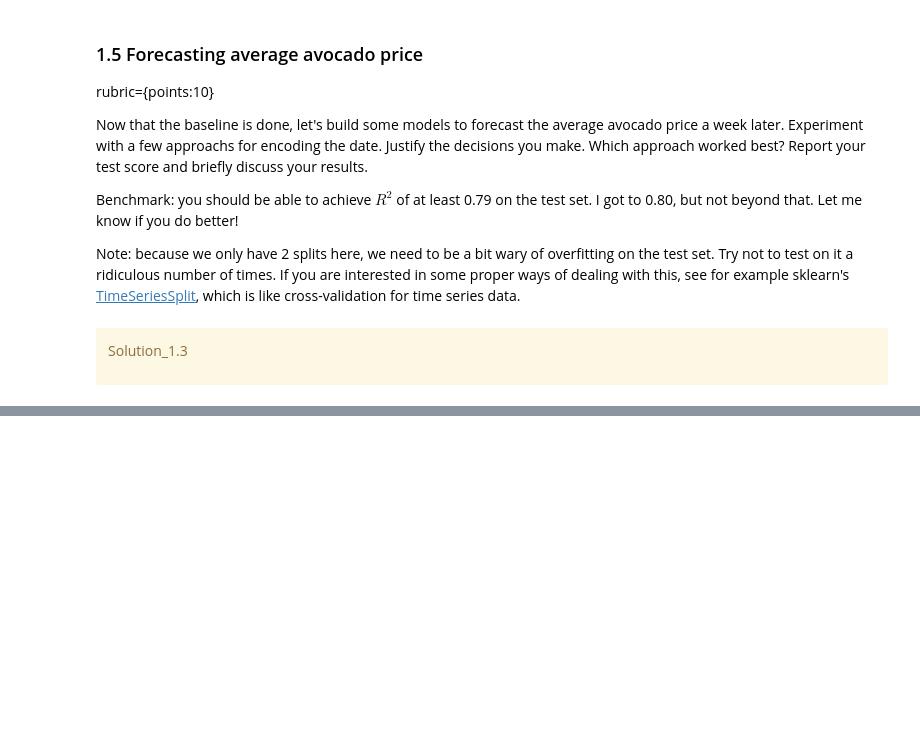
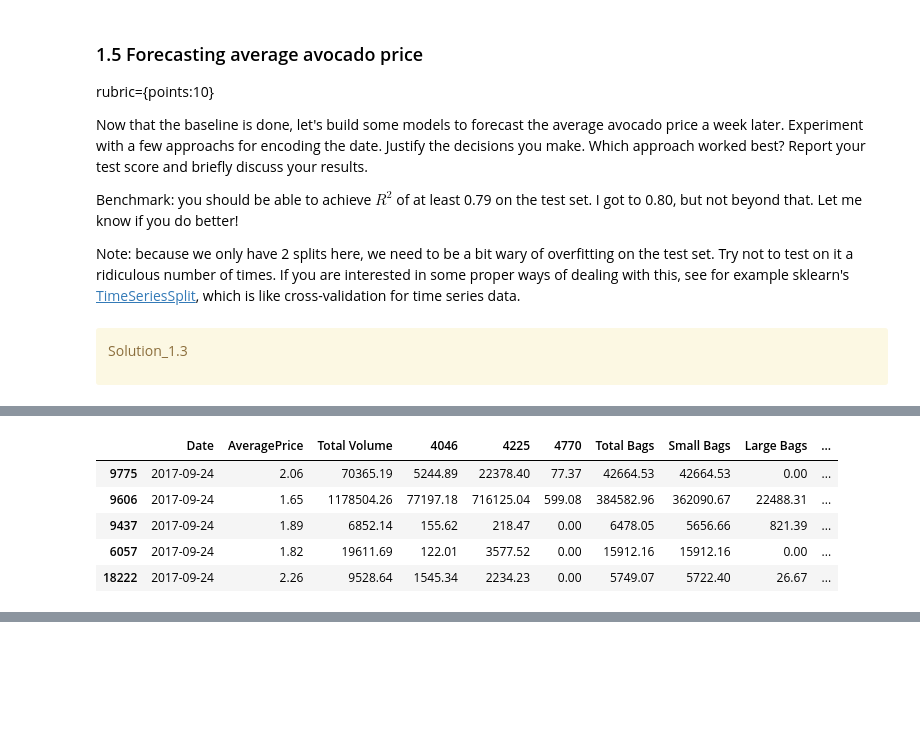
Before and after one commit to madihung/cpsc330, a Jupyter notebook: hw8/hw8.ipynb, the cells around one changed output, grey strips where cells are left out. Drawn from its saved outputs; the diff is of its cells as text; code cells hidden in the pictures; blank space fills up the shorter version.

```diff
--- a/hw8/hw8.ipynb
+++ b/hw8/hw8.ipynb
@@ -378,0 +363,9 @@ _Type your answer here, replacing this text._
+# %%
+train_df.sort_values(by="Date").tail()
+# %% [output]
+|  | Date | AveragePrice | Total Volume | 4046 | 4225 | 4770 | Total Bags | Small Bags | Large Bags | ... |
+| 9775 | 2017-09-24 | 2.06 | 70365.19 | 5244.89 | 22378.40 | 77.37 | 42664.53 | 42664.53 | 0.00 | ... |
+| 9606 | 2017-09-24 | 1.65 | 1178504.26 | 77197.18 | 716125.04 | 599.08 | 384582.96 | 362090.67 | 22488.31 | ... |
+| 9437 | 2017-09-24 | 1.89 | 6852.14 | 155.62 | 218.47 | 0.00 | 6478.05 | 5656.66 | 821.39 | ... |
+| 6057 | 2017-09-24 | 1.82 | 19611.69 | 122.01 | 3577.52 | 0.00 | 15912.16 | 15912.16 | 0.00 | ... |
+| 18222 | 2017-09-24 | 2.26 | 9528.64 | 1545.34 | 2234.23 | 0.00 | 5749.07 | 5722.40 | 26.67 | ... |
```
Also changed, not shown: parts of 51 cells of this notebook.
